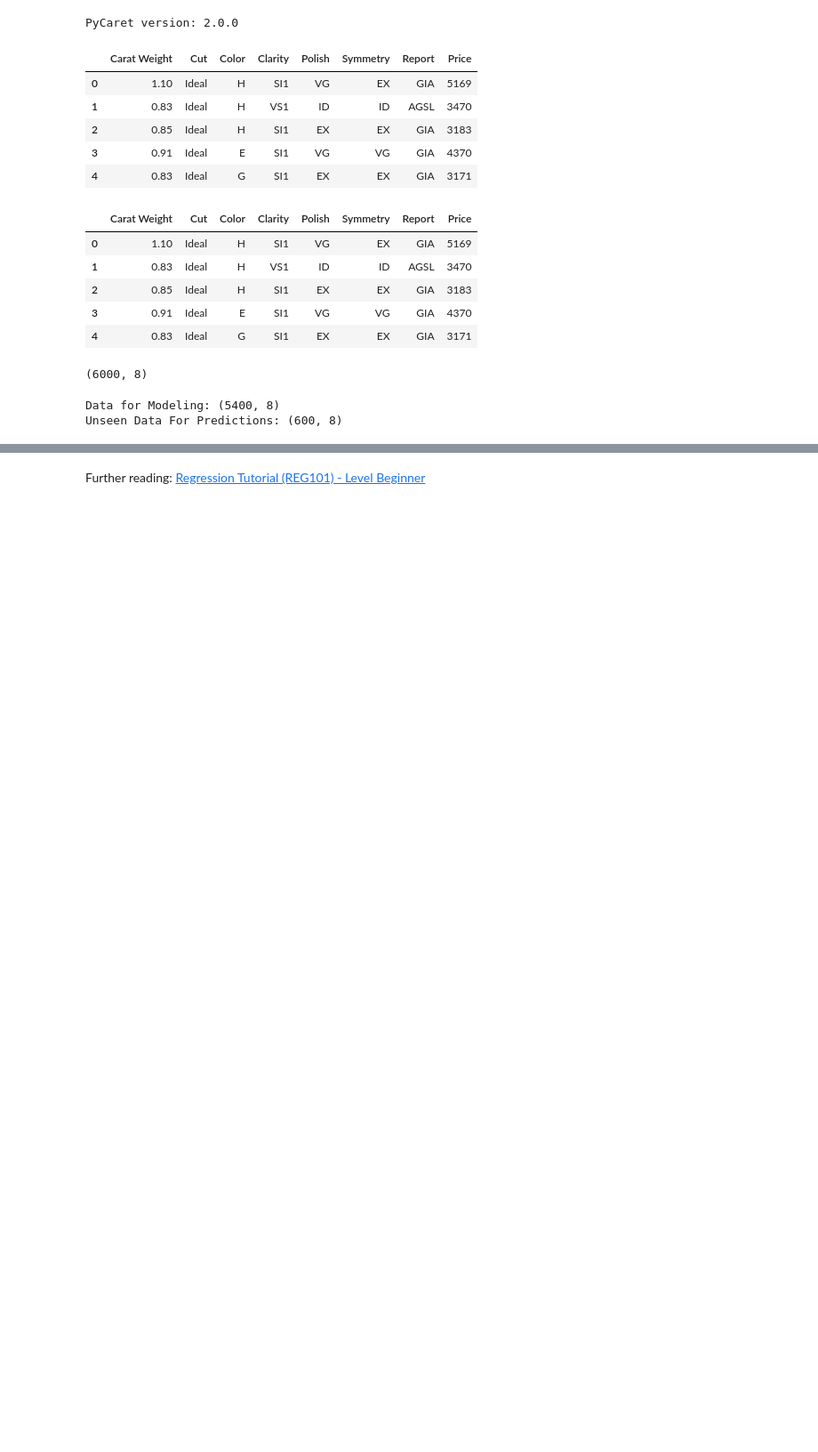
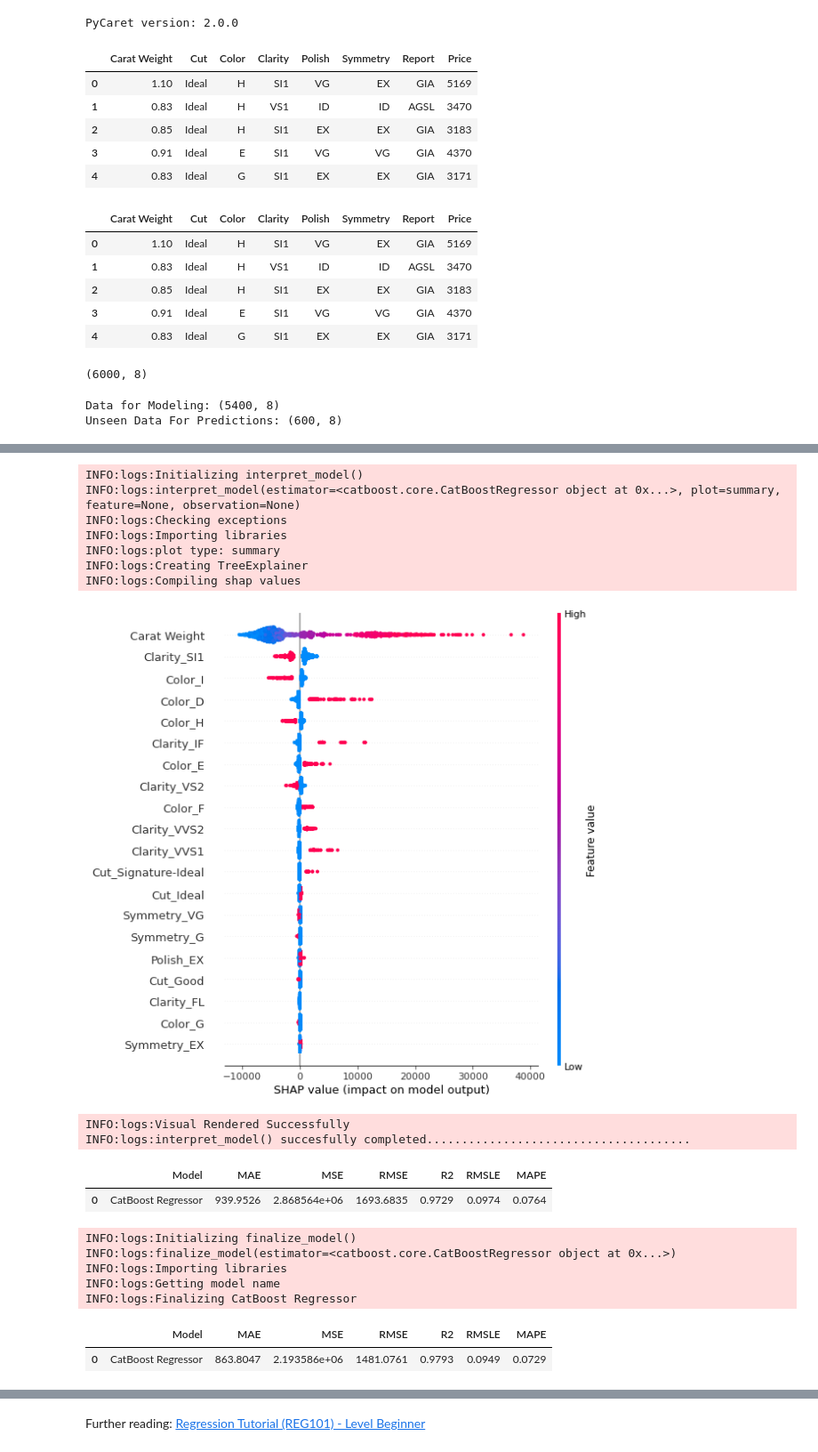
Before and after one commit to instituteofai/machine-learning-crash-course, a Jupyter notebook: 2 Regression/01-introduction-to-regression.ipynb, the cells around one changed output, grey strips where cells are left out. Shown: that part at 89% size. Saved outputs shown, nothing was run; the diff lists cells and outputs as text; code cells hidden in the pictures; blank space fills up the shorter version.

```diff
--- a/2 Regression/01-introduction-to-regression.ipynb
+++ b/2 Regression/01-introduction-to-regression.ipynb
@@ -81,0 +102,2 @@ compare_models()
+# %%
+tuned_model = tune_model(best_model)
@@ -81,0 +123,31 @@ compare_models()
+# %%
+interpret_model(tuned_model)
+# %% [output]
+INFO:logs:Initializing interpret_model()
+INFO:logs:interpret_model(estimator=<catboost.core.CatBoostRegressor object at 0x...>, plot=summary, feature=None, observation=None)
+INFO:logs:Checking exceptions
+INFO:logs:Importing libraries
+INFO:logs:plot type: summary
+INFO:logs:Creating TreeExplainer
+INFO:logs:Compiling shap values
+[figure, added]
+INFO:logs:Visual Rendered Successfully
+INFO:logs:interpret_model() succesfully completed......................................
+# %%
+result = predict_model(tuned_model)
+# %% [output]
+|  | Model | MAE | MSE | RMSE | R2 | RMSLE | MAPE |
+| 0 | CatBoost Regressor | 939.9526 | 2.868564e+06 | 1693.6835 | 0.9729 | 0.0974 | 0.0764 |
+# %%
+final_model = finalize_model(tuned_model)
+# %% [output]
+INFO:logs:Initializing finalize_model()
+INFO:logs:finalize_model(estimator=<catboost.core.CatBoostRegressor object at 0x...>)
+INFO:logs:Importing libraries
+INFO:logs:Getting model name
+INFO:logs:Finalizing CatBoost Regressor
+# %%
+result = predict_model(final_model)
+# %% [output]
+|  | Model | MAE | MSE | RMSE | R2 | RMSLE | MAPE |
+| 0 | CatBoost Regressor | 863.8047 | 2.193586e+06 | 1481.0761 | 0.9793 | 0.0949 | 0.0729 |
```
Also changed, not shown: parts of 9 cells of this notebook, 5 other files.
